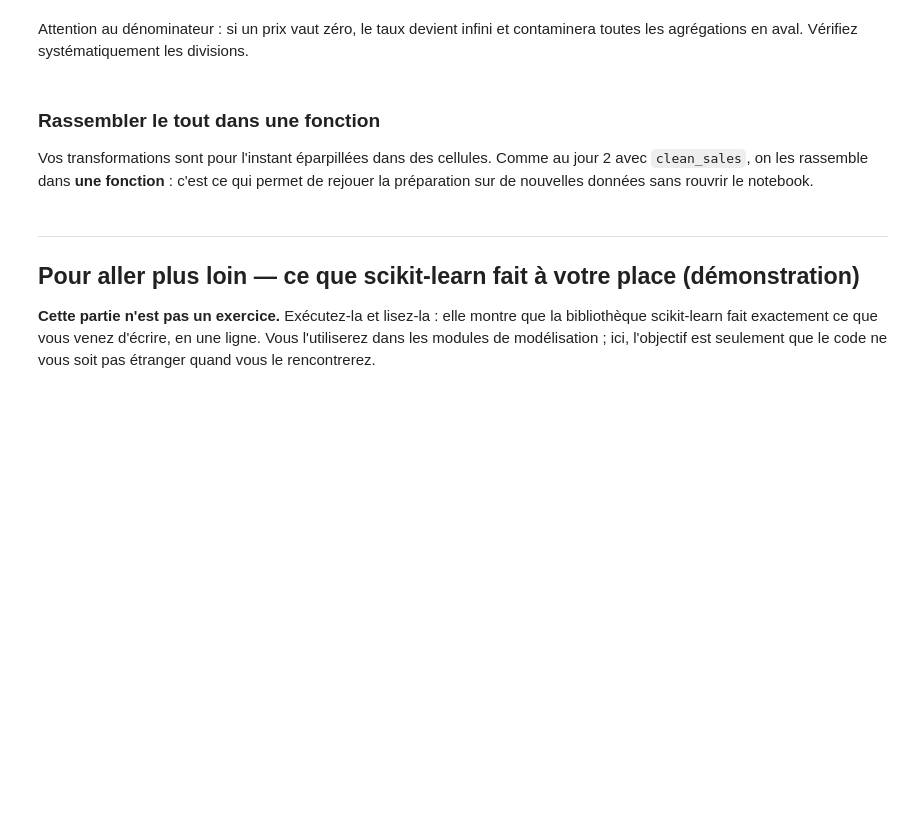
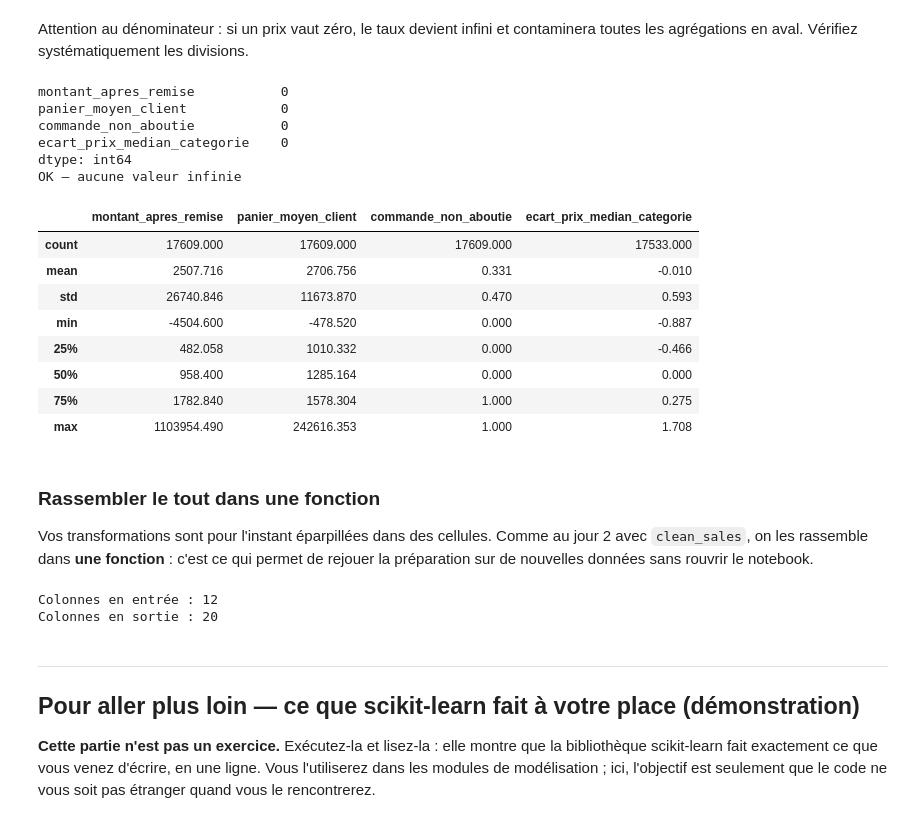
Before and after one commit to kkouassijuda-cmd/TP-prepa_data, a Jupyter notebook: 04_transformation_encodage.ipynb, the cells around one changed output. Saved outputs shown, nothing was run; the diff lists cells and outputs as text; code cells hidden in the pictures; blank space fills up the shorter version.

```diff
--- a/04_transformation_encodage.ipynb
+++ b/04_transformation_encodage.ipynb
@@ -395,11 +456,56 @@ toutes les agrégations en aval. Vérifiez systématiquement les divisions.
 # %%
 # Q5. Créer quatre variables dérivées à valeur métier. Pour chacune, un commentaire
 #     d'une ligne expliquant à quelle question elle permet de répondre.
 #     Pistes : montant après remise, panier moyen du client (groupby + transform),
 #     indicateur de commande non aboutie, écart au prix médian de la catégorie.
 #     Terminez par un contrôle : aucune valeur infinie introduite ?
 
 # TODO
+
+
+features = sales_enriched.copy()
+
+# 1. Combien la commande a-t-elle réellement rapporté, une fois la remise déduite ?
+features['montant_apres_remise'] = (features['montant']
+                                    * (1 - features['remise_pct'].fillna(0) / 100))
+
+# 2. Ce client dépense-t-il beaucoup ou peu par commande, en moyenne ?
+features['panier_moyen_client'] = (features.groupby('id_client')['montant']
+                                   .transform('mean'))
+
+# 3. La commande a-t-elle échoué (annulée ou retournée) ?
+features['commande_non_aboutie'] = (features['statut']
+                                    .isin(['annule', 'retourne']).astype(int))
+
+# 4. Ce produit est-il cher ou bon marché par rapport aux autres de sa catégorie ?
+median_price = features.groupby('categorie')['prix_unitaire'].transform('median')
+features['ecart_prix_median_categorie'] = features['prix_unitaire'] / median_price - 1
+
+# Contrôle : aucune valeur infinie introduite ?
+new_columns = ['montant_apres_remise', 'panier_moyen_client',
+               'commande_non_aboutie', 'ecart_prix_median_categorie']
+infinite_counts = np.isinf(features[new_columns]).sum()
+print(infinite_counts)
+assert infinite_counts.sum() == 0, 'valeurs infinies détectées'
+print('OK — aucune valeur infinie')
+
+features[new_columns].describe().round(3)
+# %% [output]
+montant_apres_remise           0
+panier_moyen_client            0
+commande_non_aboutie           0
+ecart_prix_median_categorie    0
+dtype: int64
+OK — aucune valeur infinie
+|  | montant_apres_remise | panier_moyen_client | commande_non_aboutie | ecart_prix_median_categorie |
+| count | 17609.000 | 17609.000 | 17609.000 | 17533.000 |
+| mean | 2507.716 | 2706.756 | 0.331 | -0.010 |
+| std | 26740.846 | 11673.870 | 0.470 | 0.593 |
+| min | -4504.600 | -478.520 | 0.000 | -0.887 |
+| 25% | 482.058 | 1010.332 | 0.000 | -0.466 |
+| 50% | 958.400 | 1285.164 | 0.000 | 0.000 |
+| 75% | 1782.840 | 1578.304 | 1.000 | 0.275 |
+| max | 1103954.490 | 242616.353 | 1.000 | 1.708 |
 # %% [markdown]
 ### Rassembler le tout dans une fonction
 
@@ -415,12 +521,33 @@ préparation sur de nouvelles données sans rouvrir le notebook.
 #     La fonction copie son entrée et renvoie un nouveau DataFrame.
 
 def prepare_features(df, products):
-    ...  # TODO
+    df = df.copy()
+    df = df.merge(products, on='id_produit', how='left')
 
+    # 1. Combien la commande a-t-elle réellement rapporté, une fois la remise déduite ?
+    df['montant_apres_remise'] = (df['montant']
+                                   * (1 - df['remise_pct'].fillna(0) / 100))
+
+    # 2. Ce client dépense-t-il beaucoup ou peu par commande, en moyenne ?
+    df['panier_moyen_client'] = (df.groupby('id_client')['montant']
+                                  .transform('mean'))
+
+    # 3. La commande a-t-elle échoué (annulée ou retournée) ?
+    df['commande_non_aboutie'] = (df['statut']
+                                   .isin(['annule', 'retourne']).astype(int))
+
+    # 4. Ce produit est-il cher ou bon marché par rapport aux autres de sa catégorie ?
+    median_price = df.groupby('categorie')['prix_unitaire'].transform('median')
+    df['ecart_prix_median_categorie'] = df['prix_unitaire'] / median_price - 1
+
+    return df
 
 prepared = prepare_features(sales, products)
 print('Colonnes en entrée :', sales.shape[1])
 print('Colonnes en sortie :', prepared.shape[1])
+# %% [output]
+Colonnes en entrée : 12
+Colonnes en sortie : 20
 # %%
 # Export du jeu transformé, pour les séances 5, 6 et 8.
 
```
Also changed, not shown: parts of 8 cells of this notebook, 3 other files.
